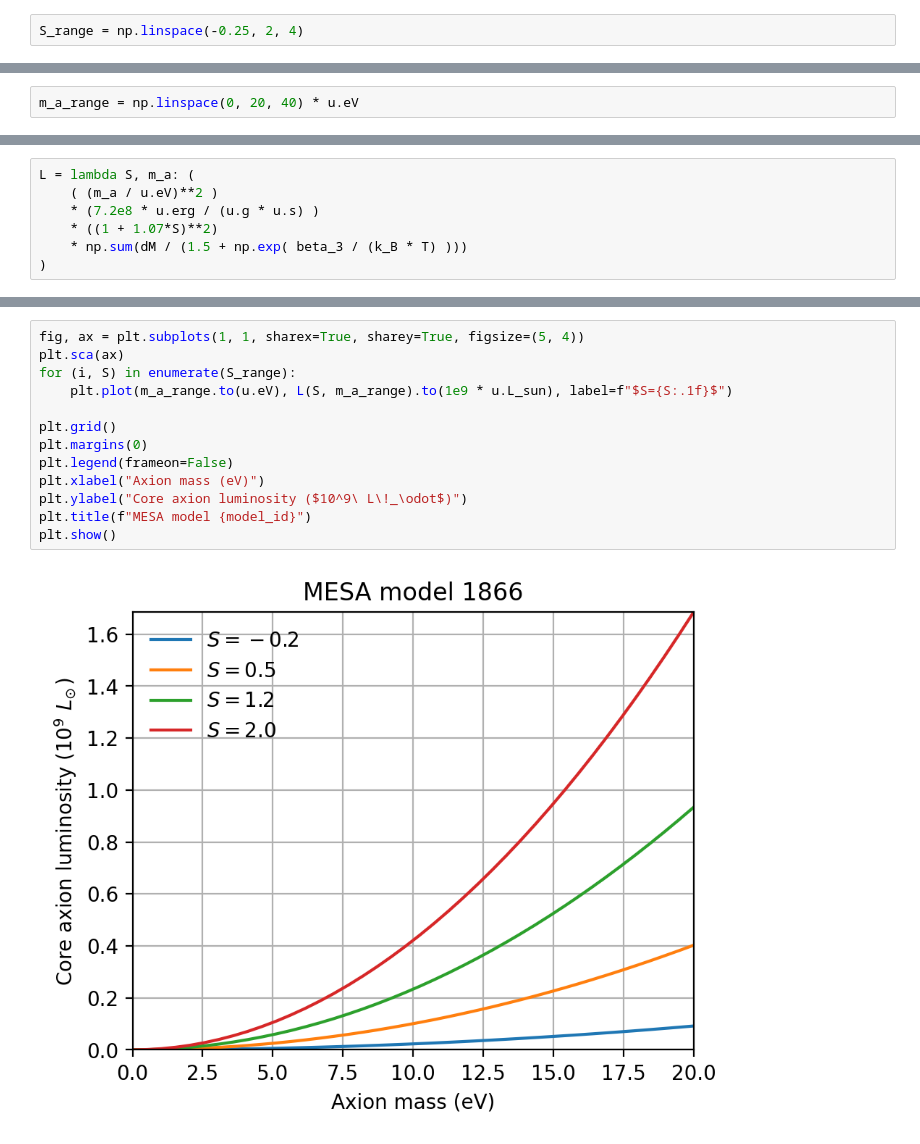
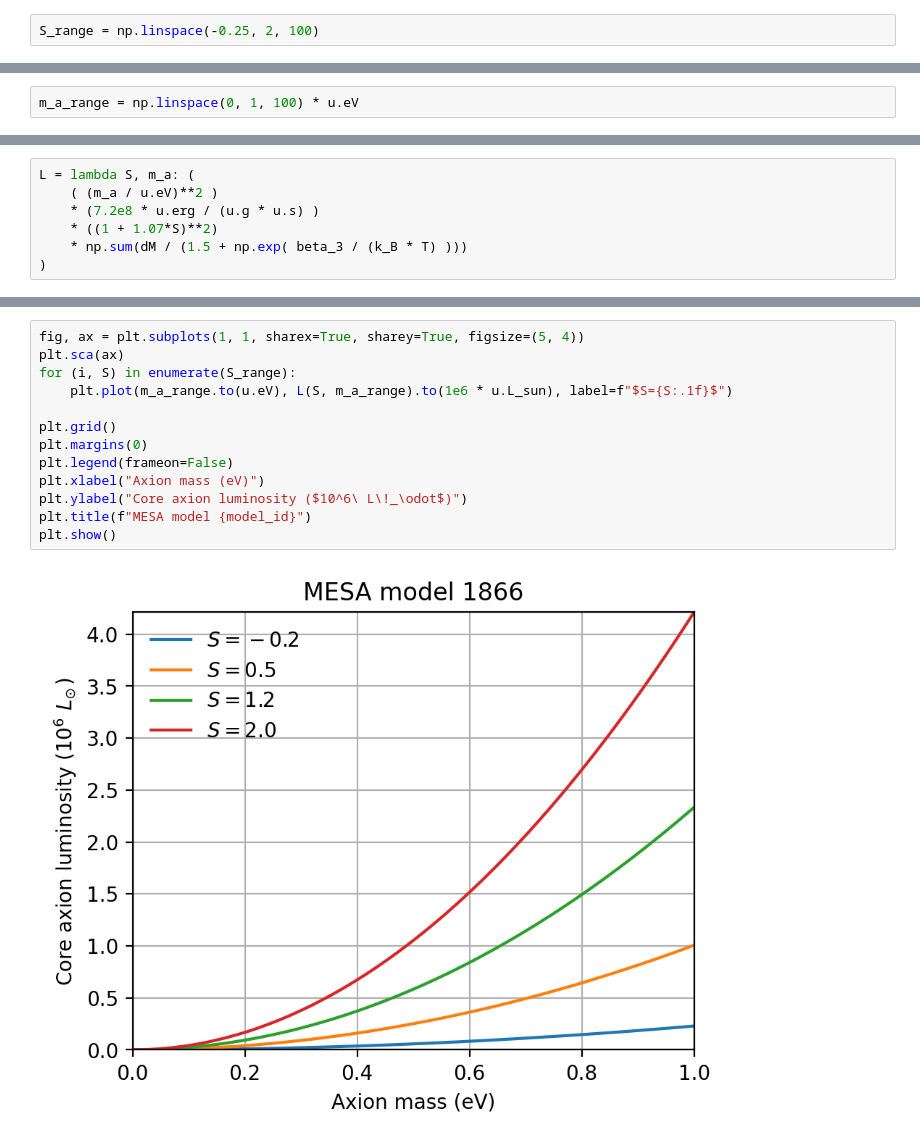
Before and after one commit to xingyzt/stellar-axions, a Jupyter notebook: main.ipynb, the cells around one changed output, grey strips where cells are left out. Drawn from its saved outputs; the diff is of its cells as text.

Commit message:
Another plot

```diff
--- a/main.ipynb
+++ b/main.ipynb
@@ -137,11 +137,11 @@ plt.grid()
 # %% [markdown]
 Flavor-singet axial-vector matrix element $S$
 # %%
-S_range = np.linspace(-0.25, 2, 4)
+S_range = np.linspace(-0.25, 2, 100)
 # %% [markdown]
 Axion mass $m_a$ (eV)
 # %%
-m_a_range = np.linspace(0, 20, 40) * u.eV
+m_a_range = np.linspace(0, 1, 100) * u.eV
 # %% [markdown]
 ---
 # %% [markdown]
@@ -166,15 +177,15 @@ L = lambda S, m_a: (
 # %%
 fig, ax = plt.subplots(1, 1, sharex=True, sharey=True, figsize=(5, 4))
 plt.sca(ax)
 for (i, S) in enumerate(S_range):
-    plt.plot(m_a_range.to(u.eV), L(S, m_a_range).to(1e9 * u.L_sun), label=f"$S={S:.1f}$")
+    plt.plot(m_a_range.to(u.eV), L(S, m_a_range).to(1e6 * u.L_sun), label=f"$S={S:.1f}$")
 
 plt.grid()
 plt.margins(0)
 plt.legend(frameon=False)
 plt.xlabel("Axion mass (eV)")
-plt.ylabel("Core axion luminosity ($10^9\ L\!_\odot$)")
+plt.ylabel("Core axion luminosity ($10^6\ L\!_\odot$)")
 plt.title(f"MESA model {model_id}")
 plt.show()
 # %% [output]
-[figure, old version]
+[figure, new version]
```
Also changed, not shown: parts of 1 cell of this notebook.
